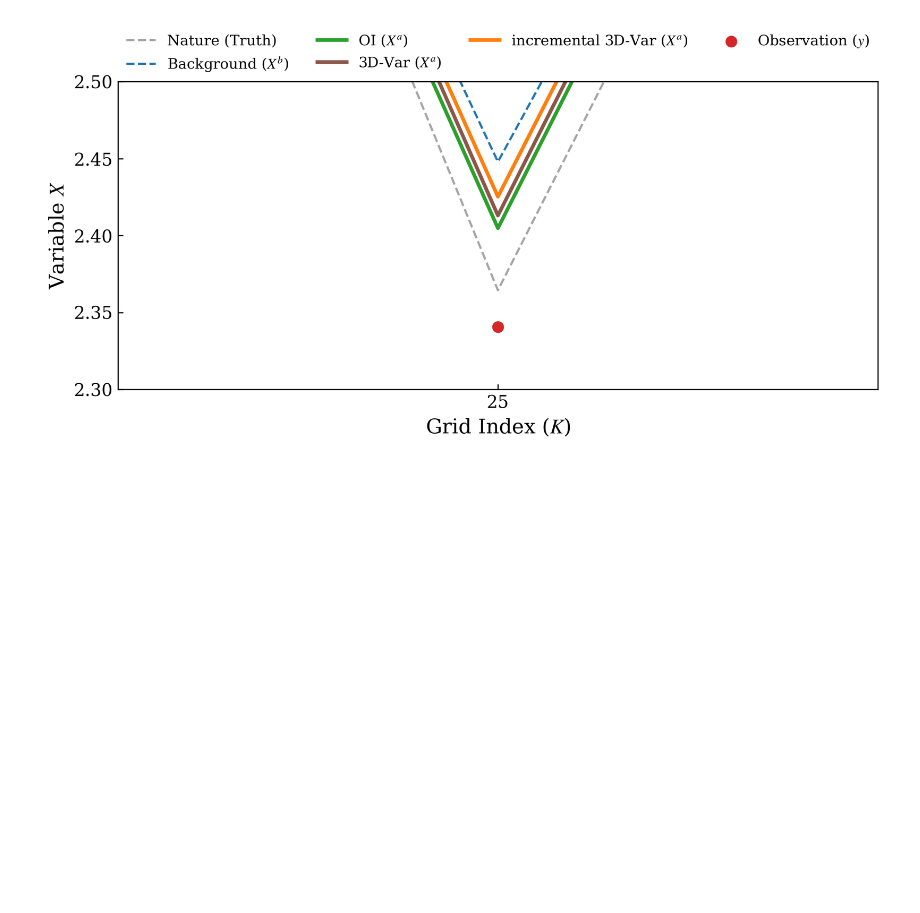
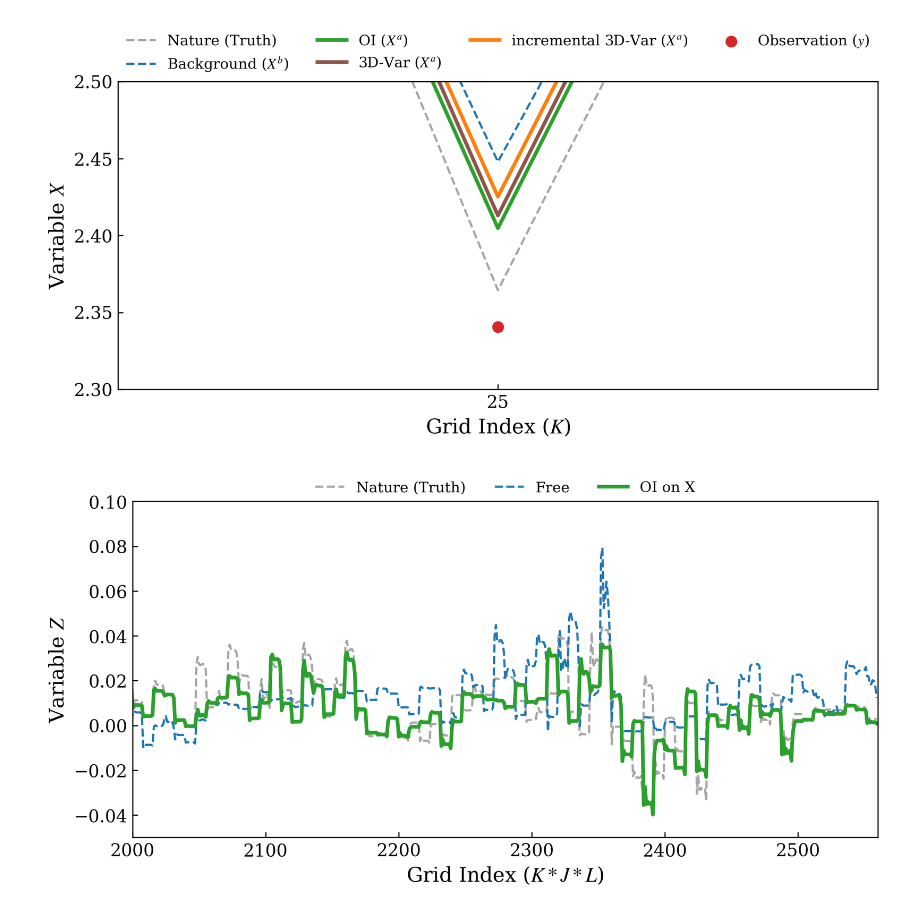
Before and after one commit to JosephKan828/2026Spring_DA_Project, a Jupyter notebook: Code/visualization/grid_profile.ipynb, the cells around one changed output. Drawn from its saved outputs; the diff is of its cells as text; code cells hidden in the pictures; blank space fills up the shorter version.

```diff
--- a/Code/visualization/grid_profile.ipynb
+++ b/Code/visualization/grid_profile.ipynb
@@ -134,3 +134,34 @@ plt.show()
 plt.close(fig)
 # %% [output]
 [figure]
+# %%
+fig, ax = plt.subplots(1, 1, figsize=(8, 4))
+
+ax.plot(
+    np.arange(2560), nature_run["Z"][-1].flatten(),
+    linestyle="--", label="Nature (Truth)", color="gray", alpha=0.7
+)
+
+ax.plot(
+    np.arange(2560), free_run["Z"][-1].flatten(),
+    linestyle="--", label="Free", color="tab:blue"
+)
+
+ax.plot(
+    np.arange(2560), OI_run["Z"][-1].flatten(),
+    linestyle="-", linewidth=2.5, label=r"OI on X", color="tab:green"
+)
+
+ax.set_xlim(2000, 2560)
+ax.set_ylim(-0.05, 0.1)
+
+ax.set_xlabel(r"Grid Index ($K*J*L$)")
+ax.set_ylabel(r"Variable $Z$")
+
+ax.legend(ncol=4, frameon=False, loc='upper center', bbox_to_anchor=(0.5, 1.1))
+
+plt.savefig(fig_path / "grid" / "Z_different.png", dpi=300, bbox_inches="tight")
+plt.show()
+plt.close(fig)
+# %% [output]
+[figure, added]
```
Also changed, not shown: 8 other files.
